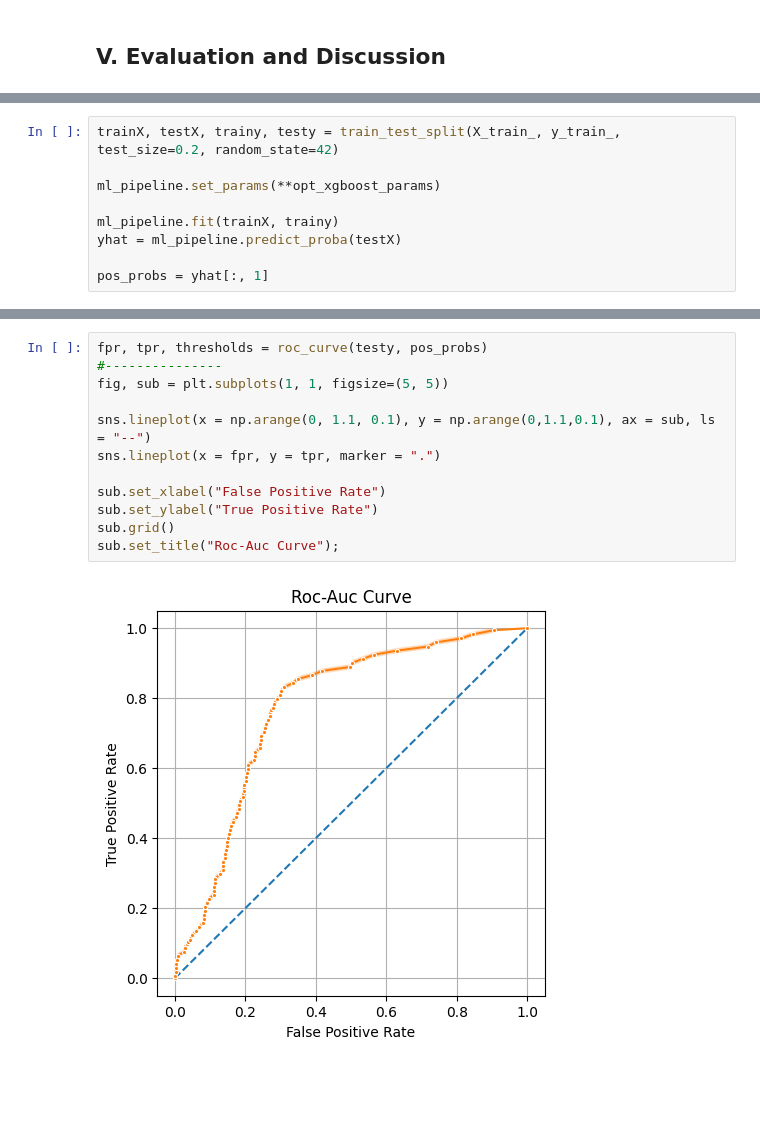
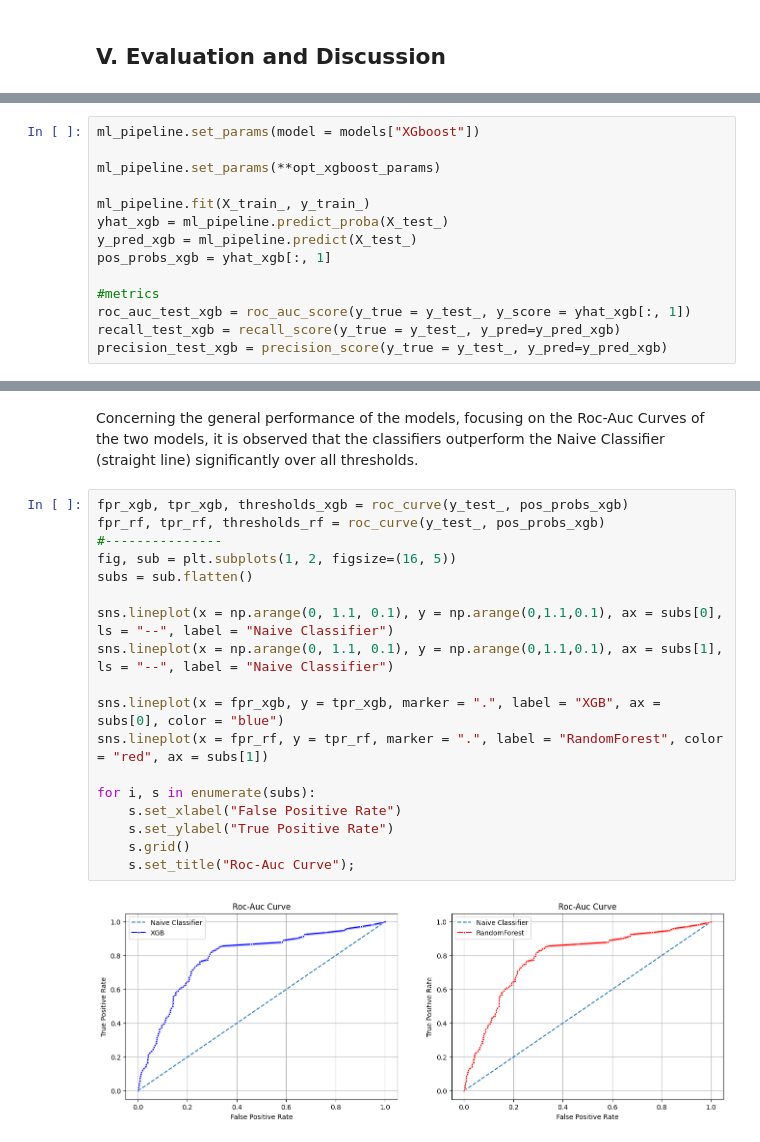
Before and after one commit to RobinWesselmann/Udacity_DataScientist_Class, a Jupyter notebook: 07_Project_Capstone_Arvato-Bertelsmann/Customer_Segmentation/03_Supervised_Learning.ipynb, the cells around one changed output, grey strips where cells are left out. Cells and saved outputs as stored; diff of their text form; blank space fills up the shorter version.

```diff
--- a/07_Project_Capstone_Arvato-Bertelsmann/Customer_Segmentation/03_Supervised_Learning.ipynb
+++ b/07_Project_Capstone_Arvato-Bertelsmann/Customer_Segmentation/03_Supervised_Learning.ipynb
@@ -639,9 +702,0 @@ But the model performance has to be discussed from two sides:
-# %%
-trainX, testX, trainy, testy = train_test_split(X_train_, y_train_, test_size=0.2, random_state=42)
-
-ml_pipeline.set_params(**opt_xgboost_params)
-
-ml_pipeline.fit(trainX, trainy)
-yhat = ml_pipeline.predict_proba(testX)
-
-pos_probs = yhat[:, 1]
@@ -661,0 +708,14 @@ But as already mentioned, the Roc-Auc Curve takes not important metrics such as
+# %%
+ml_pipeline.set_params(model = models["XGboost"])
+
+ml_pipeline.set_params(**opt_xgboost_params)
+
+ml_pipeline.fit(X_train_, y_train_)
+yhat_xgb = ml_pipeline.predict_proba(X_test_)
+y_pred_xgb = ml_pipeline.predict(X_test_)
+pos_probs_xgb = yhat_xgb[:, 1]
+
+#metrics
+roc_auc_test_xgb = roc_auc_score(y_true = y_test_, y_score = yhat_xgb[:, 1])
+recall_test_xgb = recall_score(y_true = y_test_, y_pred=y_pred_xgb)
+precision_test_xgb = precision_score(y_true = y_test_, y_pred=y_pred_xgb)
@@ -662,14 +819,22 @@ But as already mentioned, the Roc-Auc Curve takes not important metrics such as
+# %% [markdown]
+Concerning the general performance of the models, focusing on the Roc-Auc Curves of the two models, it is observed that the classifiers outperform the Naive Classifier (straight line) significantly over all thresholds.
 # %%
-fpr, tpr, thresholds = roc_curve(testy, pos_probs)
+fpr_xgb, tpr_xgb, thresholds_xgb = roc_curve(y_test_, pos_probs_xgb)
+fpr_rf, tpr_rf, thresholds_rf = roc_curve(y_test_, pos_probs_xgb)
 #---------------
-fig, sub = plt.subplots(1, 1, figsize=(5, 5))
+fig, sub = plt.subplots(1, 2, figsize=(16, 5))
+subs = sub.flatten()
 
-sns.lineplot(x = np.arange(0, 1.1, 0.1), y = np.arange(0,1.1,0.1), ax = sub, ls = "--")
-sns.lineplot(x = fpr, y = tpr, marker = ".")
+sns.lineplot(x = np.arange(0, 1.1, 0.1), y = np.arange(0,1.1,0.1), ax = subs[0], ls = "--", label = "Naive Classifier")
+sns.lineplot(x = np.arange(0, 1.1, 0.1), y = np.arange(0,1.1,0.1), ax = subs[1], ls = "--", label = "Naive Classifier")
 
-sub.set_xlabel("False Positive Rate")
-sub.set_ylabel("True Positive Rate")
-sub.grid()
-sub.set_title("Roc-Auc Curve");
+sns.lineplot(x = fpr_xgb, y = tpr_xgb, marker = ".", label = "XGB", ax = subs[0], color = "blue")
+sns.lineplot(x = fpr_rf, y = tpr_rf, marker = ".", label = "RandomForest", color = "red", ax = subs[1])
+
+for i, s in enumerate(subs):
+    s.set_xlabel("False Positive Rate")
+    s.set_ylabel("True Positive Rate")
+    s.grid()
+    s.set_title("Roc-Auc Curve");
 # %% [output]
-[figure, old version]
+[figure, new version]
```
Also changed, not shown: parts of 52 cells of this notebook, 18 other files.
